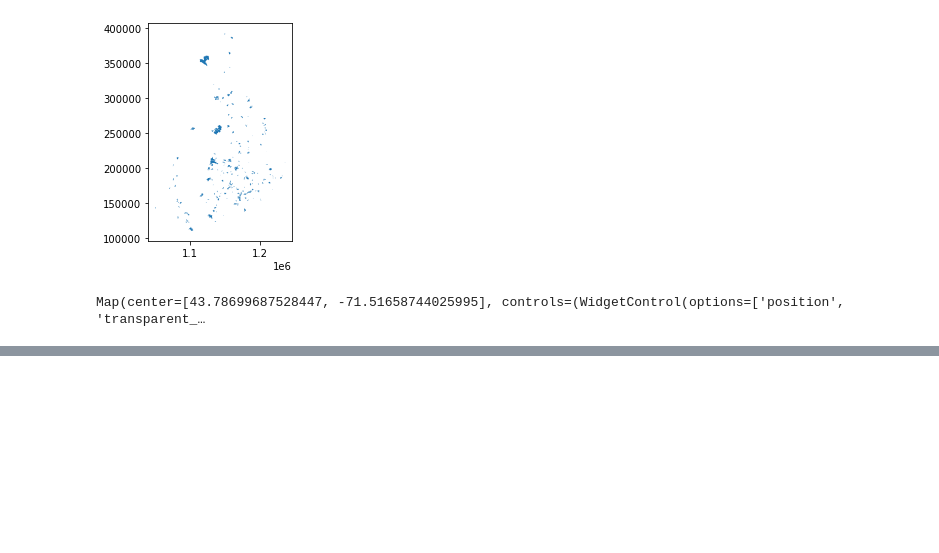
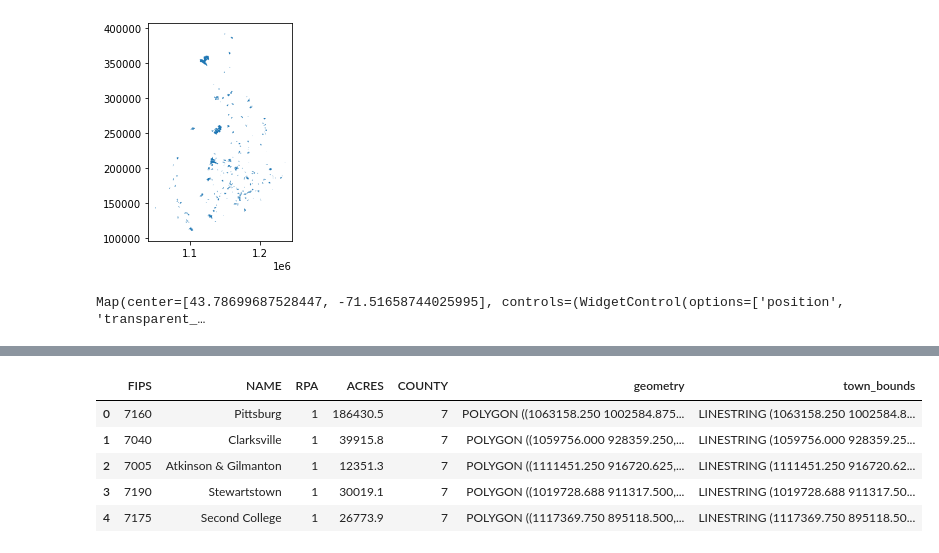
Before and after one commit to HKuz/Environmental_Mapping, a Jupyter notebook: Data_Extraction.ipynb, the cells around one changed output, grey strips where cells are left out. Saved outputs shown, nothing was run; the diff lists cells and outputs as text; code cells hidden in the pictures; blank space fills up the shorter version.

```diff
--- a/Data_Extraction.ipynb
+++ b/Data_Extraction.ipynb
@@ -291,0 +301,9 @@ m_selt.add_geojson(selt_geojson, layer_name="Southeast Land Trust")
+# %%
+pb_poly.head()
+# %% [output]
+|  | FIPS | NAME | RPA | ACRES | COUNTY | geometry | town_bounds |
+| 0 | 7160 | Pittsburg | 1 | 186430.5 | 7 | POLYGON ((1063158.250 1002584.875... | LINESTRING (1063158.250 1002584.8... |
+| 1 | 7040 | Clarksville | 1 | 39915.8 | 7 | POLYGON ((1059756.000 928359.250,... | LINESTRING (1059756.000 928359.25... |
+| 2 | 7005 | Atkinson & Gilmanton | 1 | 12351.3 | 7 | POLYGON ((1111451.250 916720.625,... | LINESTRING (1111451.250 916720.62... |
+| 3 | 7190 | Stewartstown | 1 | 30019.1 | 7 | POLYGON ((1019728.688 911317.500,... | LINESTRING (1019728.688 911317.50... |
+| 4 | 7175 | Second College | 1 | 26773.9 | 7 | POLYGON ((1117369.750 895118.500,... | LINESTRING (1117369.750 895118.50... |
```
Also changed, not shown: parts of 8 cells of this notebook.
